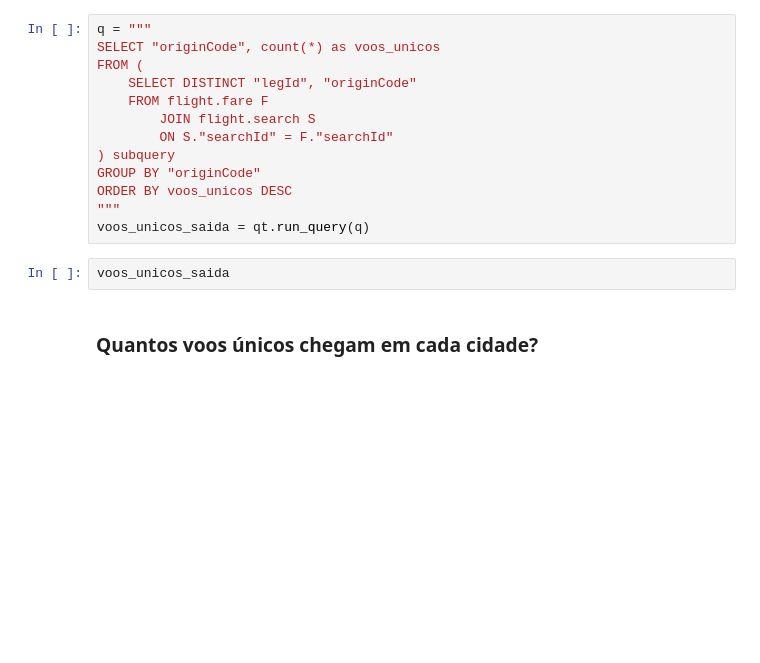
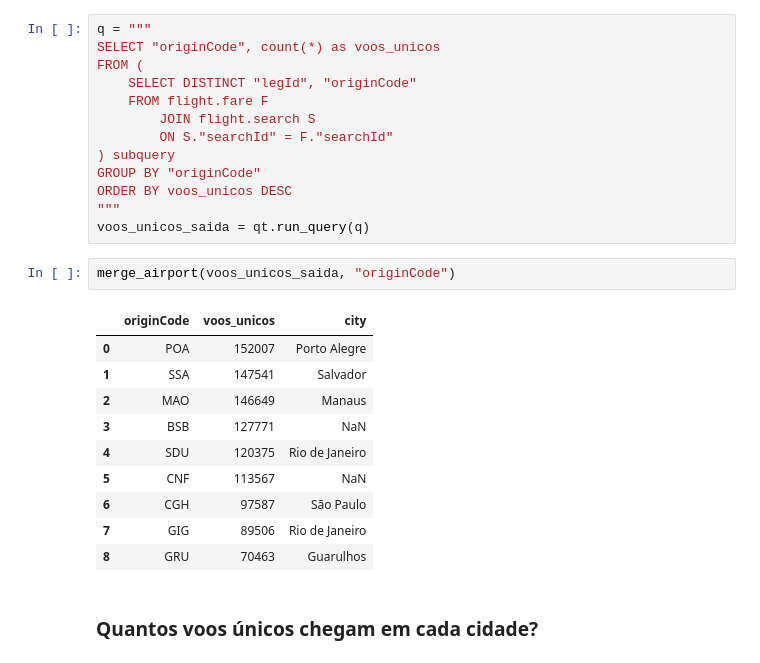
Before and after one commit to MatheusBorgesFaria/FlightPrices, a Jupyter notebook: notebooks/descriptive_analyzes/visao_geral.ipynb, the cells around one changed output. Saved outputs shown, nothing was run; the diff lists cells and outputs as text; blank space fills up the shorter version.

```diff
--- a/notebooks/descriptive_analyzes/visao_geral.ipynb
+++ b/notebooks/descriptive_analyzes/visao_geral.ipynb
@@ -237,7 +302,18 @@ ORDER BY voos_unicos DESC
 """
 voos_unicos_saida = qt.run_query(q)
 # %%
-voos_unicos_saida
+merge_airport(voos_unicos_saida, "originCode")
+# %% [output]
+|  | originCode | voos_unicos | city |
+| 0 | POA | 152007 | Porto Alegre |
+| 1 | SSA | 147541 | Salvador |
+| 2 | MAO | 146649 | Manaus |
+| 3 | BSB | 127771 | NaN |
+| 4 | SDU | 120375 | Rio de Janeiro |
+| 5 | CNF | 113567 | NaN |
+| 6 | CGH | 97587 | São Paulo |
+| 7 | GIG | 89506 | Rio de Janeiro |
+| 8 | GRU | 70463 | Guarulhos |
 # %% [markdown]
 ### Quantos voos únicos chegam em cada cidade?
 # %%
```
Also changed, not shown: parts of 21 cells of this notebook.
